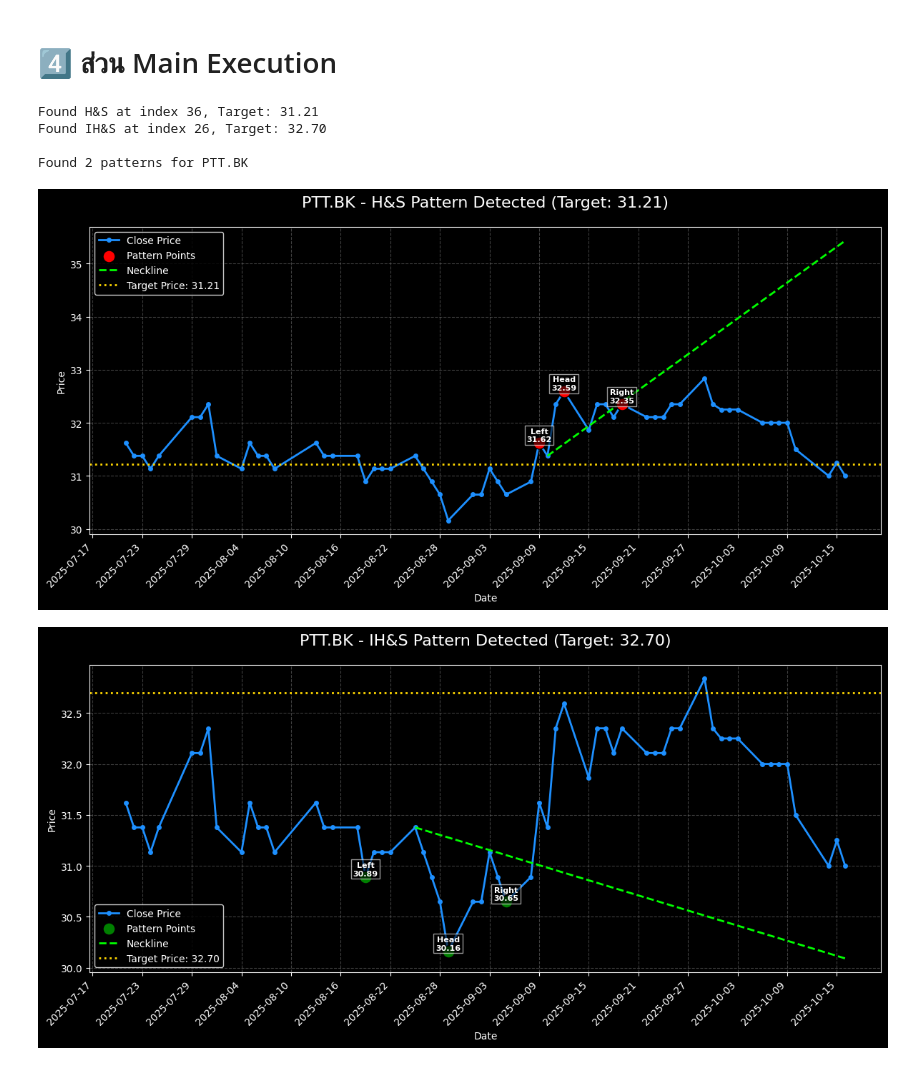
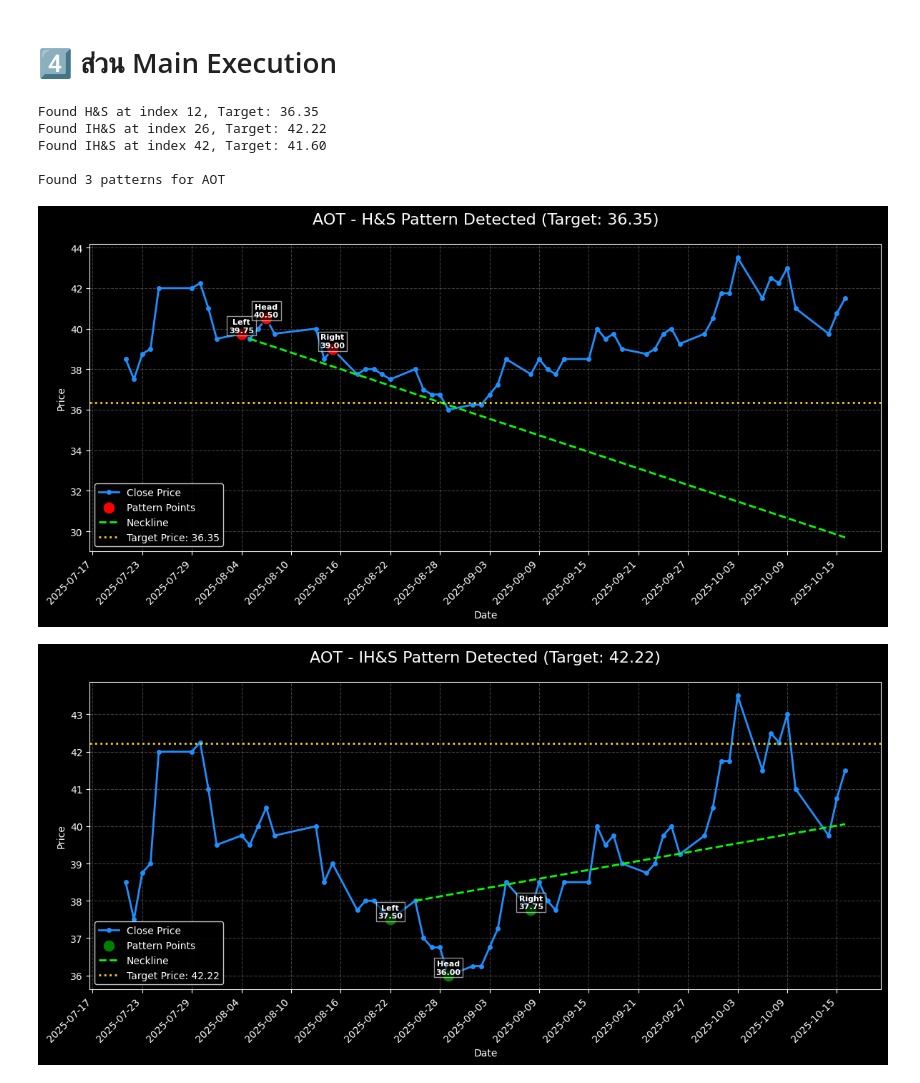
Before and after one commit to hilmanyusoh/Stock-market-chart-pattern-recognition-using-deep-learning, a Jupyter notebook: chartpattern/head_and_shoulder.ipynb, the cells around one changed output. Drawn from its saved outputs; the diff is of its cells as text; code cells hidden in the pictures.

```diff
--- a/chartpattern/head_and_shoulder.ipynb
+++ b/chartpattern/head_and_shoulder.ipynb
@@ -16,7 +16,7 @@ def get_candlestick_data(symbol: str, days: int = 30):
     """ดึงข้อมูลแท่งเทียนจาก Cassandra และจัดรูปแบบ"""
     try:
         cluster = Cluster(['127.0.0.1'], port=9042)
-        session = cluster.connect('data_stock')  # keyspace ของคุณ
+        session = cluster.connect('stock_data')  # keyspace ของคุณ
     except Exception as e:
         print(f"Error connecting to Cassandra: {e}")
         raise ConnectionRefusedError("Could not connect to Cassandra. Check if it's running.")
@@ -160,7 +160,7 @@ def detect_head_shoulders(df, distance=5, tolerance=0.03, debug=False):
 # %%
 if __name__ == '__main__':
     try:
-        symbol = "PTT.BK"
+        symbol = "AOT"
         df = get_candlestick_data(symbol, days=60)
         patterns = detect_head_shoulders(df, distance=3, tolerance=0.05, debug=True)
 
@@ -210,35 +210,36 @@ if __name__ == '__main__':
             plt.axhline(target_price, color='gold', linestyle=':', linewidth=2, label=f"Target Price: {target_price:.2f}")
 
             # 🚨 นำส่วน Breakout Point และ Price Target Forecast Line ออกแล้ว
 
             # ปรับแต่งกราฟ
             plt.title(f"{symbol} - {p['type']} Pattern Detected (Target: {target_price:.2f})", fontsize=16, color='white', pad=20)
             plt.xlabel('Date', color='white')
             plt.ylabel('Price', color='white')
 
             plt.gca().xaxis.set_major_formatter(mdates.DateFormatter('%Y-%m-%d'))
             plt.gca().xaxis.set_major_locator(mdates.DayLocator(interval=max(1, len(df)//10)))
             plt.xticks(rotation=45, ha='right')
 
             plt.gca().tick_params(axis='x', colors='white')
             plt.gca().tick_params(axis='y', colors='white')
 
             plt.grid(True, color='gray', linestyle='--', alpha=0.5)
             plt.legend(facecolor='black', edgecolor='white')
             plt.tight_layout()
             plt.show()
 
     except ConnectionRefusedError as e:
         print(f"\n❌ การเชื่อมต่อล้มเหลว: {e}")
         print("โปรดตรวจสอบว่า Cassandra Server (127.0.0.1:9042) ได้รันอยู่หรือไม่")
     except ValueError as e:
         print(f"\n❌ ข้อผิดพลาดข้อมูล: {e}")
     except Exception as e:
         print(f"\n❌ เกิดข้อผิดพลาดที่ไม่คาดคิด: {e}")
 # %% [output]
-Found H&S at index 36, Target: 31.21
-Found IH&S at index 26, Target: 32.70
+Found H&S at index 12, Target: 36.35
+Found IH&S at index 26, Target: 42.22
+Found IH&S at index 42, Target: 41.60
 
-Found 2 patterns for PTT.BK
+Found 3 patterns for AOT
-[figure, old version]
+[figure, new version]
-[figure, old version]
+[figure, new version]
```
Also changed, not shown: parts of 1 cell of this notebook, 6 other files.
